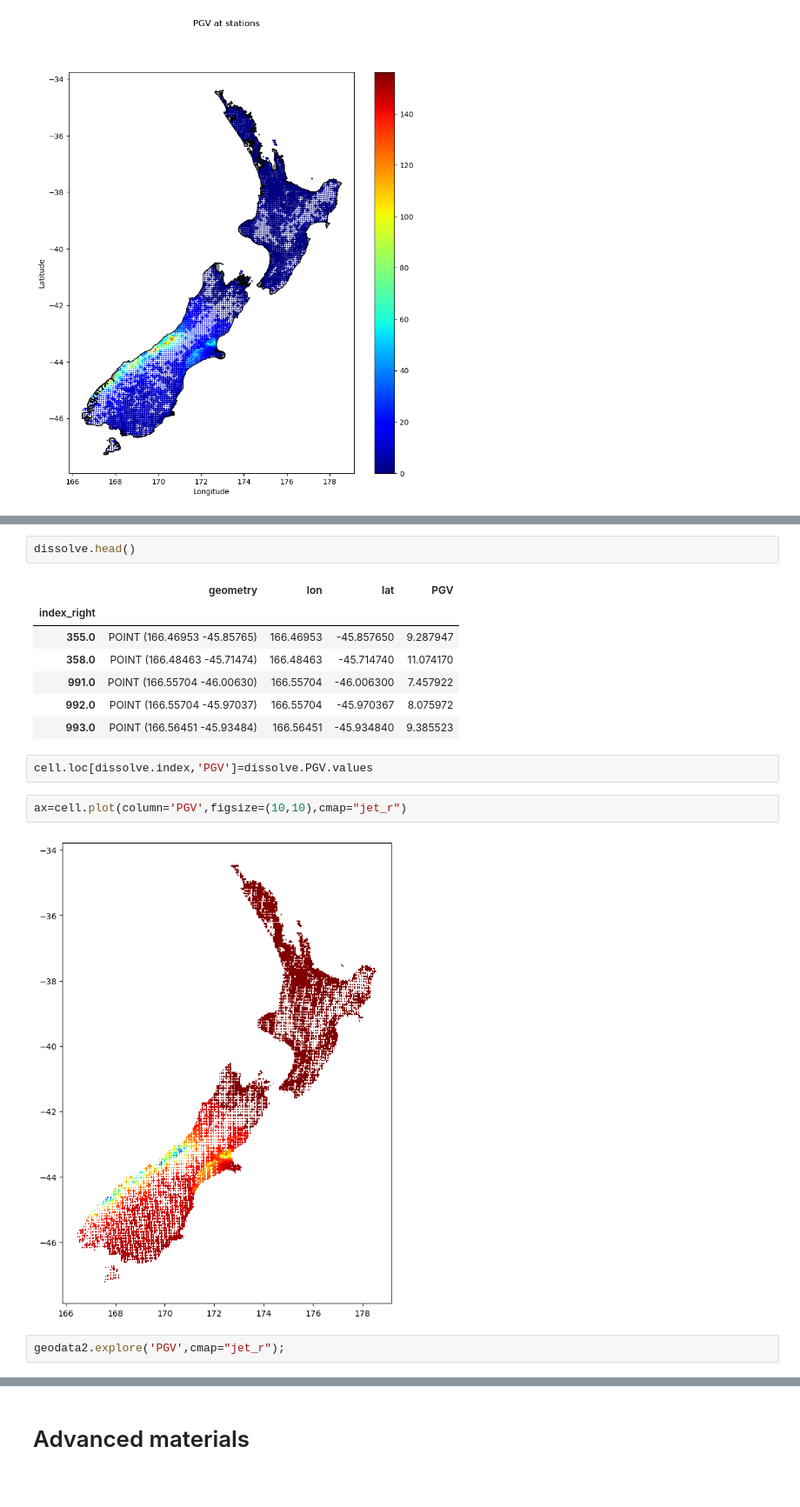
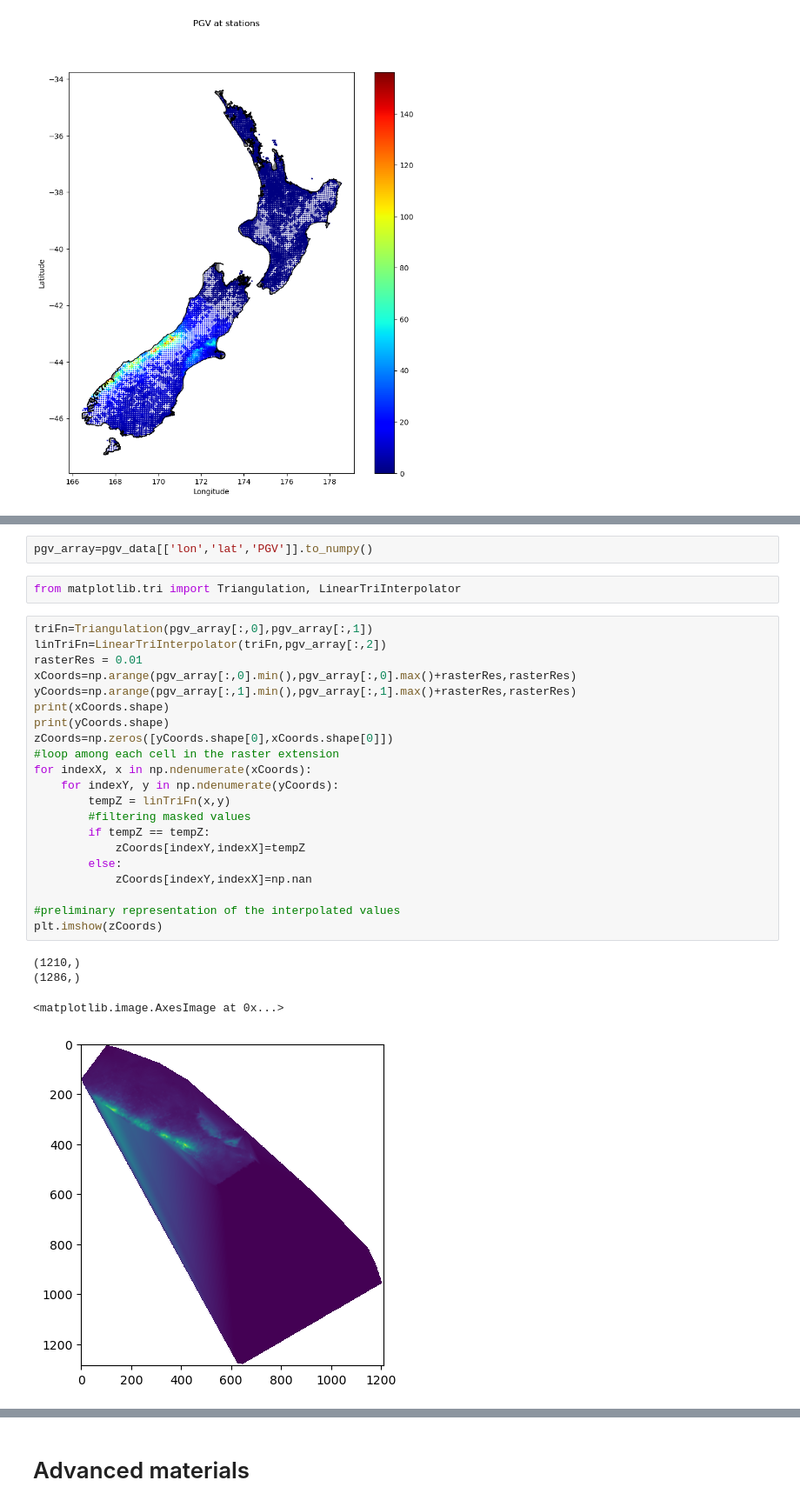
Before and after one commit to sungeunbae/python_tutorial, a Jupyter notebook: QuakeCoRE Python Workshop.ipynb, the cells around one changed output, grey strips where cells are left out. Shown at 87% size. Drawn from its saved outputs; the diff is of its cells as text.

```diff
--- a/QuakeCoRE Python Workshop.ipynb
+++ b/QuakeCoRE Python Workshop.ipynb
@@ -765,18 +729,30 @@ dissolve=merged.dissolve(by="index_right",aggfunc="mean")
-# %%
-dissolve.head()
-# %% [output]
-|  | geometry | lon | lat | PGV |
-| index_right |  |  |  |  |
-| 355.0 | POINT (166.46953 -45.85765) | 166.46953 | -45.857650 | 9.287947 |
-| 358.0 | POINT (166.48463 -45.71474) | 166.48463 | -45.714740 | 11.074170 |
-| 991.0 | POINT (166.55704 -46.00630) | 166.55704 | -46.006300 | 7.457922 |
-| 992.0 | POINT (166.55704 -45.97037) | 166.55704 | -45.970367 | 8.075972 |
-| 993.0 | POINT (166.56451 -45.93484) | 166.56451 | -45.934840 | 9.385523 |
-# %%
-cell.loc[dissolve.index,'PGV']=dissolve.PGV.values
-# %%
-ax=cell.plot(column='PGV',figsize=(10,10),cmap="jet_r")
-# %% [output]
-[figure, removed]
 # %%
-geodata2.explore('PGV',cmap="jet_r");
+pgv_array=pgv_data[['lon','lat','PGV']].to_numpy()
+# %%
+from matplotlib.tri import Triangulation, LinearTriInterpolator
+# %%
+triFn=Triangulation(pgv_array[:,0],pgv_array[:,1])
+linTriFn=LinearTriInterpolator(triFn,pgv_array[:,2])
+rasterRes = 0.01
+xCoords=np.arange(pgv_array[:,0].min(),pgv_array[:,0].max()+rasterRes,rasterRes)
+yCoords=np.arange(pgv_array[:,1].min(),pgv_array[:,1].max()+rasterRes,rasterRes)
+print(xCoords.shape)
+print(yCoords.shape)
+zCoords=np.zeros([yCoords.shape[0],xCoords.shape[0]])
+#loop among each cell in the raster extension
+for indexX, x in np.ndenumerate(xCoords):
+    for indexY, y in np.ndenumerate(yCoords):
+        tempZ = linTriFn(x,y)
+        #filtering masked values
+        if tempZ == tempZ:
+            zCoords[indexY,indexX]=tempZ
+        else:
+            zCoords[indexY,indexX]=np.nan
+
+#preliminary representation of the interpolated values
+plt.imshow(zCoords)
+# %% [output]
+(1210,)
+(1286,)
+<matplotlib.image.AxesImage at 0x...>
+[figure, added]
```
Also changed, not shown: parts of 5 cells of this notebook.
